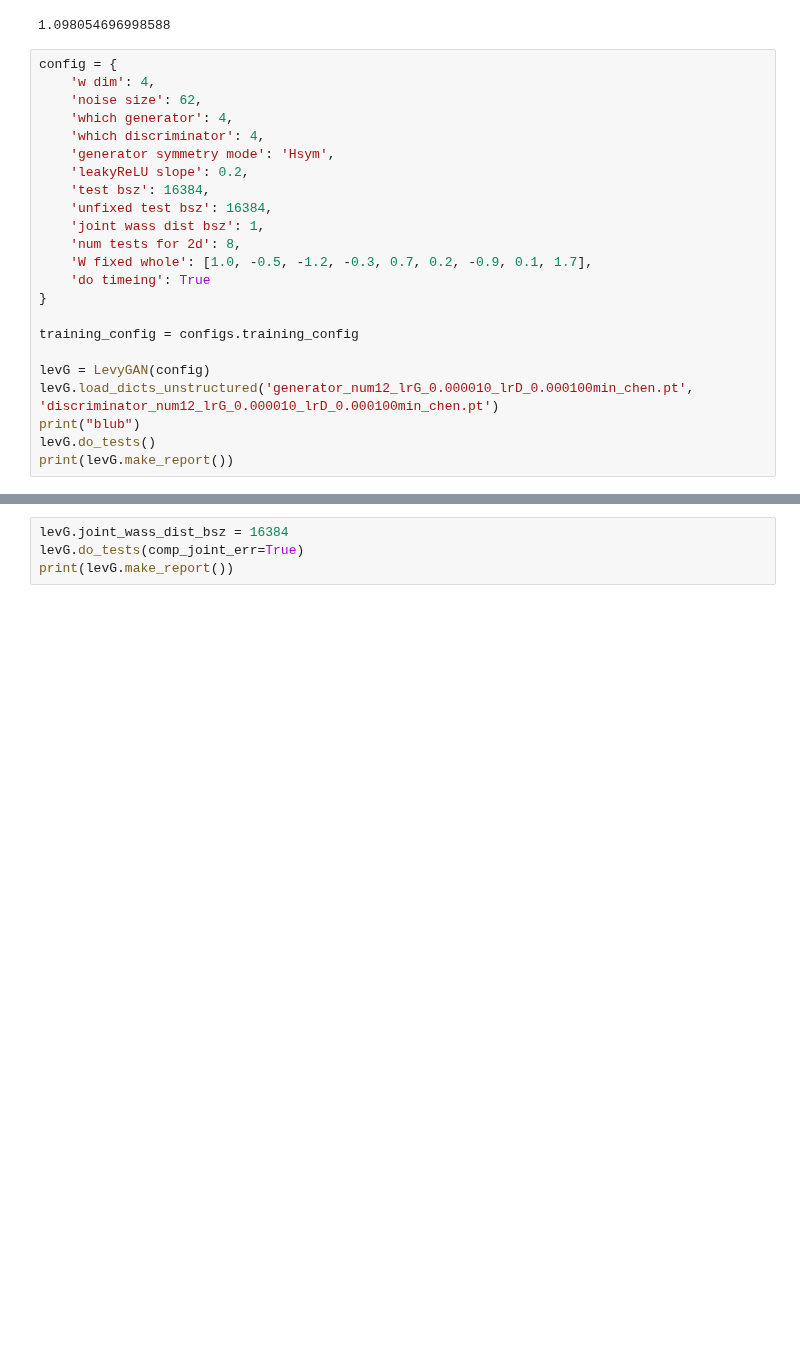
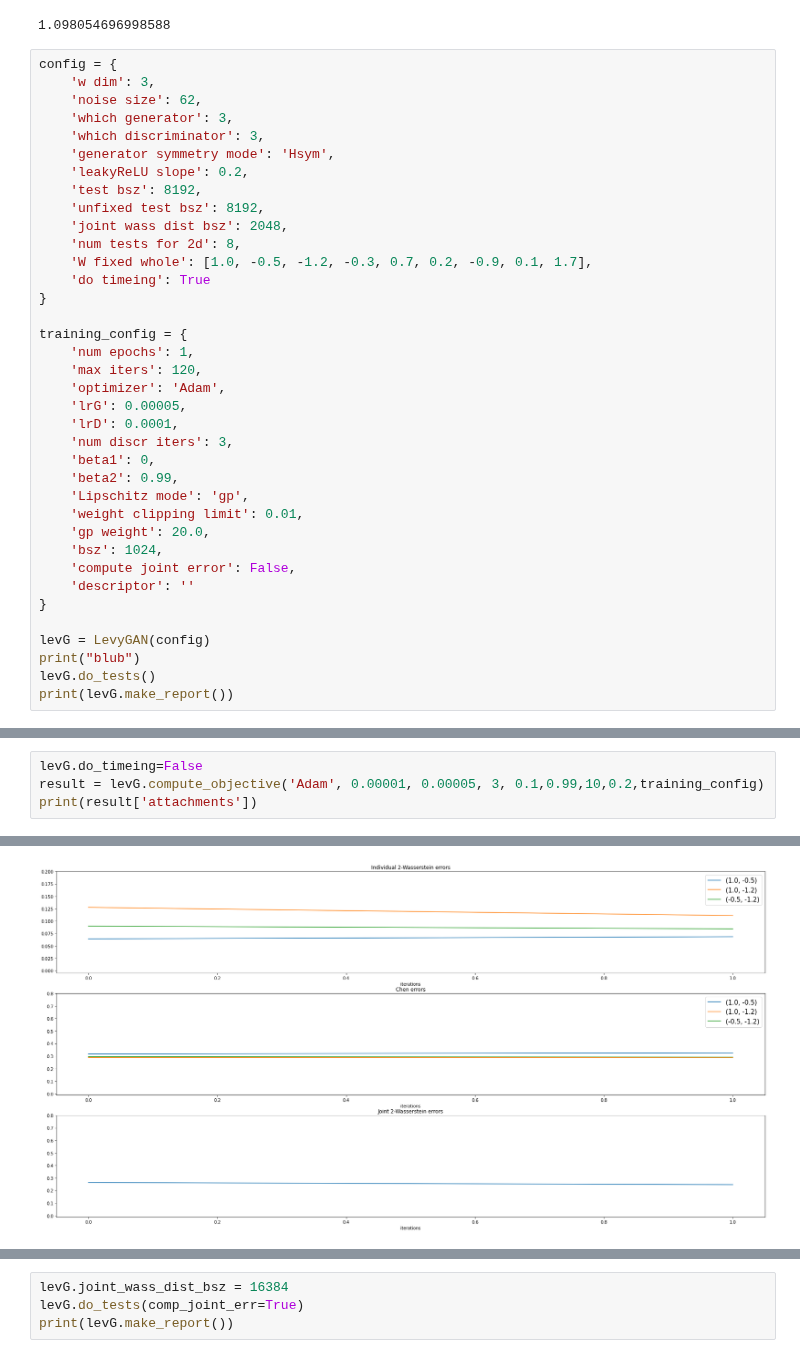
Before and after one commit to tjj0502/LevyGAN, a Jupyter notebook: test_TheGAN.ipynb, the cells around one changed output, grey strips where cells are left out. Saved outputs shown, nothing was run; the diff lists cells and outputs as text; blank space fills up the shorter version.

Commit message:
improved objective reporting

```diff
--- a/test_TheGAN.ipynb
+++ b/test_TheGAN.ipynb
@@ -36,24 +36,38 @@ print(elapsed)
 1.098054696998588
 # %%
 config = {
-    'w dim': 4,
+    'w dim': 3,
     'noise size': 62,
-    'which generator': 4,
-    'which discriminator': 4,
+    'which generator': 3,
+    'which discriminator': 3,
     'generator symmetry mode': 'Hsym',
     'leakyReLU slope': 0.2,
-    'test bsz': 16384,
-    'unfixed test bsz': 16384,
-    'joint wass dist bsz': 1,
+    'test bsz': 8192,
+    'unfixed test bsz': 8192,
+    'joint wass dist bsz': 2048,
     'num tests for 2d': 8,
     'W fixed whole': [1.0, -0.5, -1.2, -0.3, 0.7, 0.2, -0.9, 0.1, 1.7],
     'do timeing': True
 }
 
-training_config = configs.training_config
+training_config = {
+    'num epochs': 1,
+    'max iters': 120,
+    'optimizer': 'Adam',
+    'lrG': 0.00005,
+    'lrD': 0.0001,
+    'num discr iters': 3,
+    'beta1': 0,
+    'beta2': 0.99,
+    'Lipschitz mode': 'gp',
+    'weight clipping limit': 0.01,
+    'gp weight': 20.0,
+    'bsz': 1024,
+    'compute joint error': False,
+    'descriptor': ''
+}
 
 levG = LevyGAN(config)
-levG.load_dicts_unstructured('generator_num12_lrG_0.000010_lrD_0.000100min_chen.pt', 'discriminator_num12_lrG_0.000010_lrD_0.000100min_chen.pt')
 print("blub")
 levG.do_tests()
 print(levG.make_report())
@@ -70,0 +85,5 @@ errs: ['0.0457', '0.0295', '0.0432', '0.0745', '0.0975', '0.0540'], chen errs: [
+# %%
+levG.do_timeing=False
+result = levG.compute_objective('Adam', 0.00001, 0.00005, 3, 0.1,0.99,10,0.2,training_config)
+print(result['attachments'])
+# %% [output]
@@ -70,0 +115 @@ errs: ['0.0457', '0.0295', '0.0432', '0.0745', '0.0975', '0.0540'], chen errs: [
+[figure, added]
```
Also changed, not shown: parts of 3 cells of this notebook, 4 other files.
